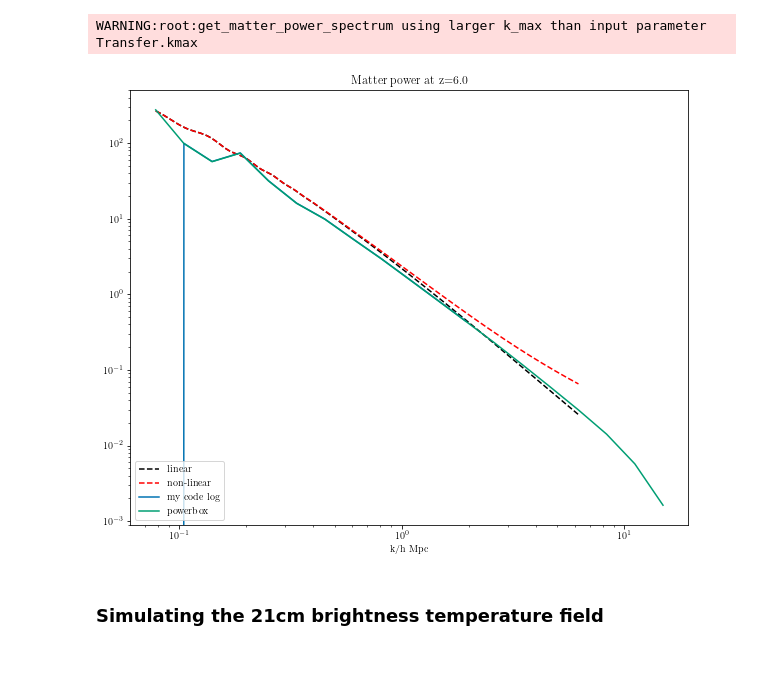
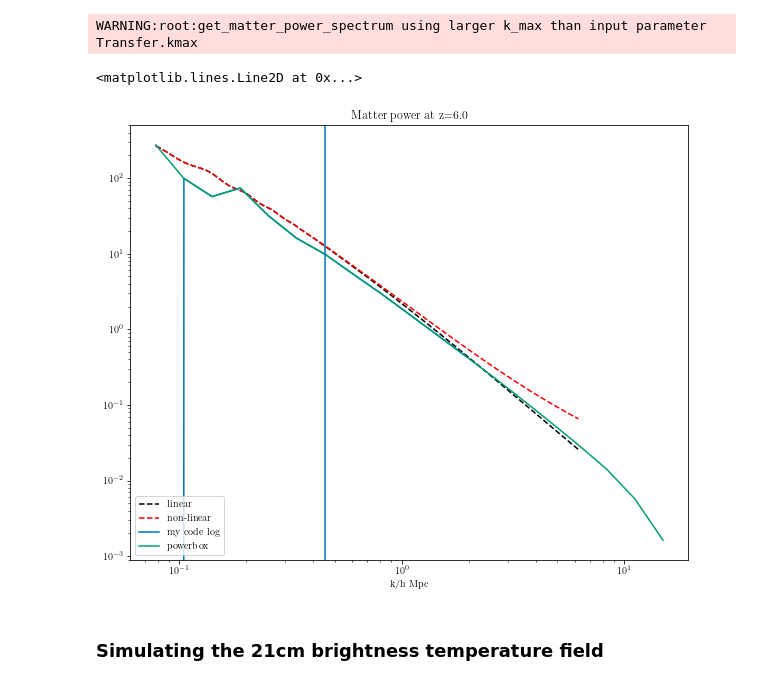
Before and after one commit to lisaleemcb/deprism, a Jupyter notebook: generate_spectra.ipynb, the cells around one changed output. Saved outputs shown, nothing was run; the diff lists cells and outputs as text; code cells hidden in the pictures.

```diff
--- a/generate_spectra.ipynb
+++ b/generate_spectra.ipynb
@@ -180,22 +180,25 @@ results = camb.get_results(pars)
 # %%
 #for i, (redshift, line) in enumerate(zip(redshift,['-','--'])):
 fig = plt.figure()
 
 fig.set_figheight(8)
 fig.set_figwidth(10)
 
 plt.loglog(kh, pk[0,:], color='k', ls='--')
 plt.loglog(kh_nonlin, pk_nonlin[0,:], color='r', ls='--')
 
 #plt.loglog(k_log, density_pspec_log)
 plt.loglog(k[0:12], P_m[0:12])
 plt.loglog(bins_field[:-1], p_k_field)
 
 plt.xlabel('k/h Mpc');
 plt.legend(['linear','non-linear', 'my code log', 'powerbox'], loc='lower left');
-plt.title('Matter power at z=6.0');
+plt.title('Matter power at z=6.0')
+
+plt.axvline(k[6])
 # %% [output]
+<matplotlib.lines.Line2D at 0x...>
-[figure, old version]
+[figure, new version]
 # %% [markdown]
 ### Simulating the 21cm brightness temperature field
 # %% [markdown]
```
Also changed, not shown: parts of 93 cells of this notebook, 4 other files.
